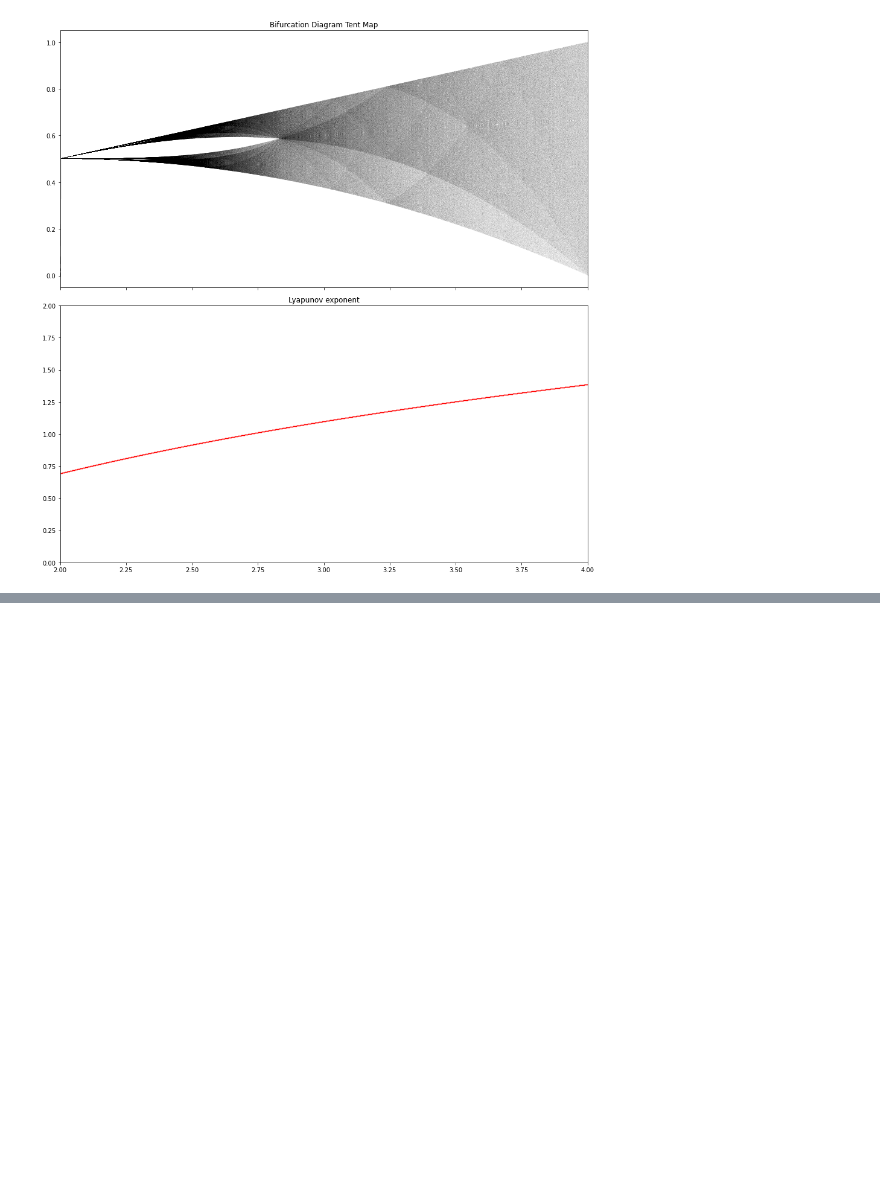
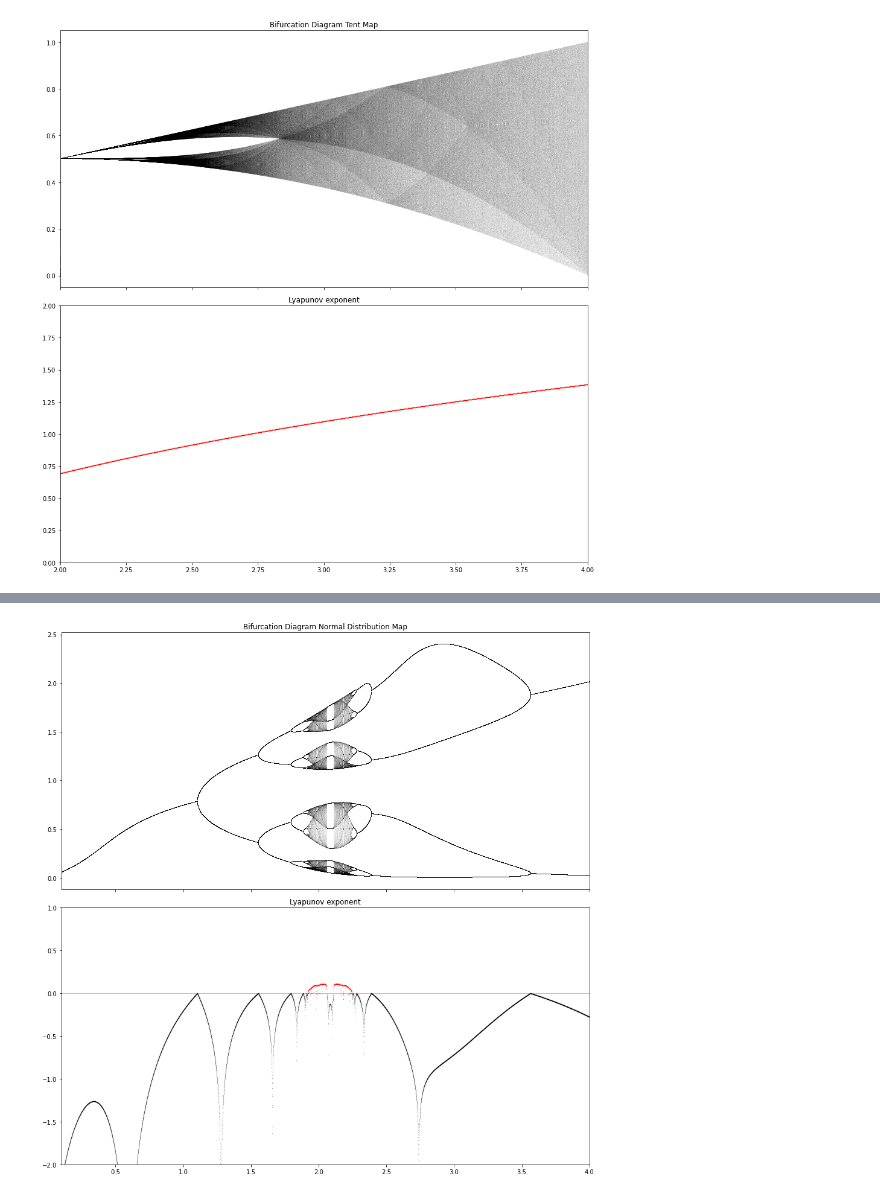
Before and after one commit to JochenFromm/JupyterNotebooks, a Jupyter notebook: BifurcationDiagrams.ipynb, the cells around one changed output, grey strips where cells are left out. Drawn from its saved outputs; the diff is of its cells as text; code cells hidden in the pictures; blank space fills up the shorter version.

```diff
--- a/BifurcationDiagrams.ipynb
+++ b/BifurcationDiagrams.ipynb
@@ -119,0 +135,42 @@ fig.savefig('triangle_bifurcation_map.png')
+# %%
+n = 10000
+xmin = 0.1
+xmax = 4.0
+r = np.linspace(xmin, xmax, n)
+iterations = 10000
+last = 550
+x = 1e-5 * np.ones(n)
+lyapunov = np.zeros(n)
+# %%
+fig, (ax1, ax2) = plt.subplots(2, 1, figsize=(13, 13), sharex=True)
+plt.rcParams['axes.facecolor'] = 'white'
+
+for i in range(iterations):
+    x = normal(r, x)
+    # Compute the partial sum of the Lyapunov exponent.
+    lyapunov += np.log(abs(-(x-0.5)*normal(r,x)/s ** 2))
+    # Display the bifurcation diagram.
+    if i >= (iterations - last):
+        ax1.plot(r, x, ',k', alpha=.01)
+ax1.set_xlim(xmin, xmax)
+ax1.set_title("Bifurcation Diagram Normal Distribution Map")
+
+# Display the Lyapunov exponent.
+# Horizontal line.
+ax2.axhline(0, color='k', lw=.5, alpha=.5)
+# Draw Negative Lyapunov exponent.
+ax2.plot(r[lyapunov < 0],
+         lyapunov[lyapunov < 0] / iterations,
+         '.k', alpha=.5, ms=.5)
+# Draw Positive Lyapunov exponent.
+ax2.plot(r[lyapunov >= 0],
+         lyapunov[lyapunov >= 0] / iterations,
+         '.r', alpha=.5, ms=.5)
+ax1.set_xlim(xmin, xmax)
+ax2.set_ylim(-2, 1)
+ax2.set_title("Lyapunov exponent")
+plt.tight_layout()
+
+fig.savefig(f"normal_distribution_bifurcation_map_{s}.png")
+# %% [output]
+[figure, added]
```
Also changed, not shown: parts of 2 cells of this notebook, 49 other files.
